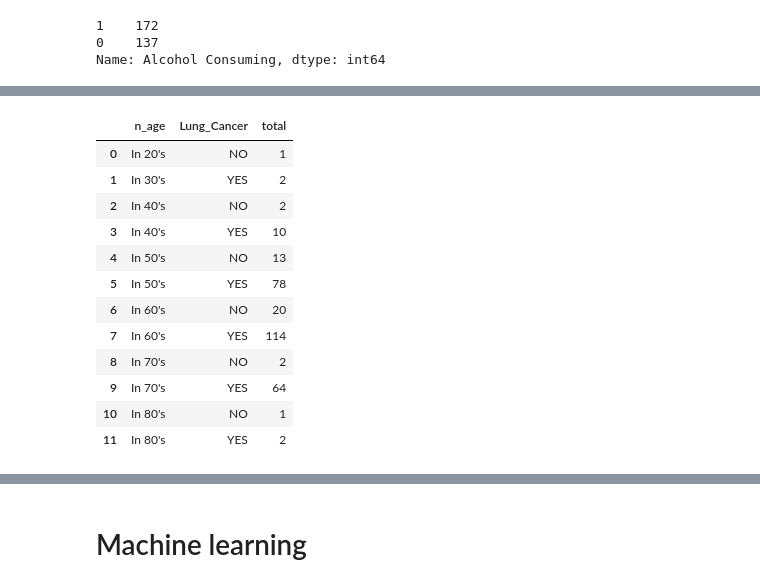
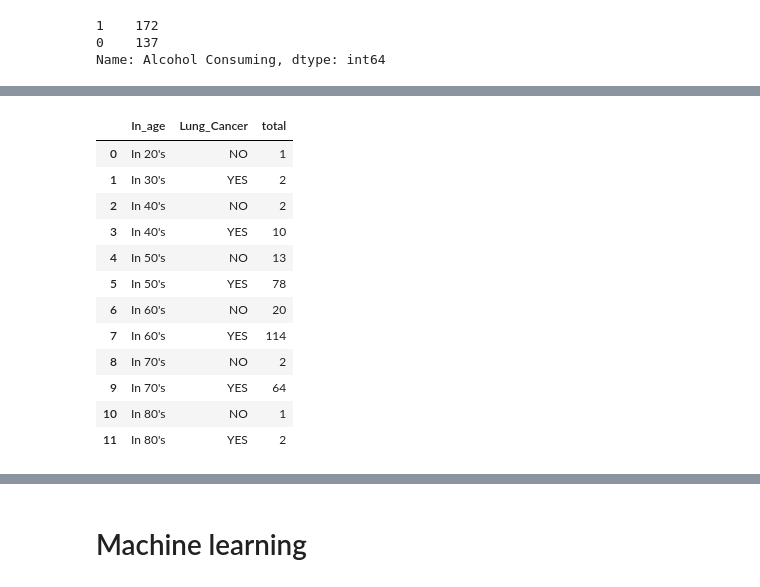
Before and after one commit to ehetshamshaukat/Lung-Cancer-analysis-and-model, a Jupyter notebook: lung-cancer-analysis-and-model.ipynb, the cells around one changed output, grey strips where cells are left out. Cells and saved outputs as stored; diff of their text form; code cells hidden in the pictures.

Commit message:
Kaggle Notebook | Lung cancer analysis and model | Version 2

```diff
--- a/lung-cancer-analysis-and-model.ipynb
+++ b/lung-cancer-analysis-and-model.ipynb
@@ -133,15 +111,15 @@ dataset
 # %% [markdown]
 Feature Engineering
 # %%
-dataset.loc[(dataset['Age'] >= 0) & (dataset["Age"] <= 9),"n_age"]="In 0's"
-dataset.loc[(dataset['Age'] >= 10) & (dataset["Age"] <= 19),"n_age"]="In 10's"
-dataset.loc[(dataset['Age'] >= 20) & (dataset["Age"] <= 29),"n_age"]="In 20's"
-dataset.loc[(dataset['Age'] >= 30) & (dataset["Age"] <= 39),"n_age"]="In 30's"
-dataset.loc[(dataset['Age'] >= 40) & (dataset["Age"] <= 49),"n_age"]="In 40's"
-dataset.loc[(dataset['Age'] >= 50) & (dataset["Age"] <= 59),"n_age"]="In 50's"
-dataset.loc[(dataset['Age'] >= 60) & (dataset["Age"] <= 69),"n_age"]="In 60's"
-dataset.loc[(dataset['Age'] >= 70) & (dataset["Age"] <= 79),"n_age"]="In 70's"
-dataset.loc[(dataset['Age'] >= 80) & (dataset["Age"] <= 89),"n_age"]="In 80's"
+dataset.loc[(dataset['Age'] >= 0) & (dataset["Age"] <= 9),"In_age"]="In 0's"
+dataset.loc[(dataset['Age'] >= 10) & (dataset["Age"] <= 19),"In_age"]="In 10's"
+dataset.loc[(dataset['Age'] >= 20) & (dataset["Age"] <= 29),"In_age"]="In 20's"
+dataset.loc[(dataset['Age'] >= 30) & (dataset["Age"] <= 39),"In_age"]="In 30's"
+dataset.loc[(dataset['Age'] >= 40) & (dataset["Age"] <= 49),"In_age"]="In 40's"
+dataset.loc[(dataset['Age'] >= 50) & (dataset["Age"] <= 59),"In_age"]="In 50's"
+dataset.loc[(dataset['Age'] >= 60) & (dataset["Age"] <= 69),"In_age"]="In 60's"
+dataset.loc[(dataset['Age'] >= 70) & (dataset["Age"] <= 79),"In_age"]="In 70's"
+dataset.loc[(dataset['Age'] >= 80) & (dataset["Age"] <= 89),"In_age"]="In 80's"
 # %% [markdown]
 Analysis
 # %% [markdown]
@@ -243,7 +196,8 @@ plt.show()
 # %%
-dataset.groupby(["n_age","Lung_Cancer"]).agg(total=("Lung_Cancer","count")).reset_index()
+in_age_vs_cancer=dataset.groupby(["In_age","Lung_Cancer"]).agg(total=("Lung_Cancer","count")).reset_index()
+in_age_vs_cancer
 # %% [output]
-|  | n_age | Lung_Cancer | total |
+|  | In_age | Lung_Cancer | total |
 | 0 | In 20's | NO | 1 |
 | 1 | In 30's | YES | 2 |
 | 2 | In 40's | NO | 2 |
```
Also changed, not shown: parts of 23 cells of this notebook.
